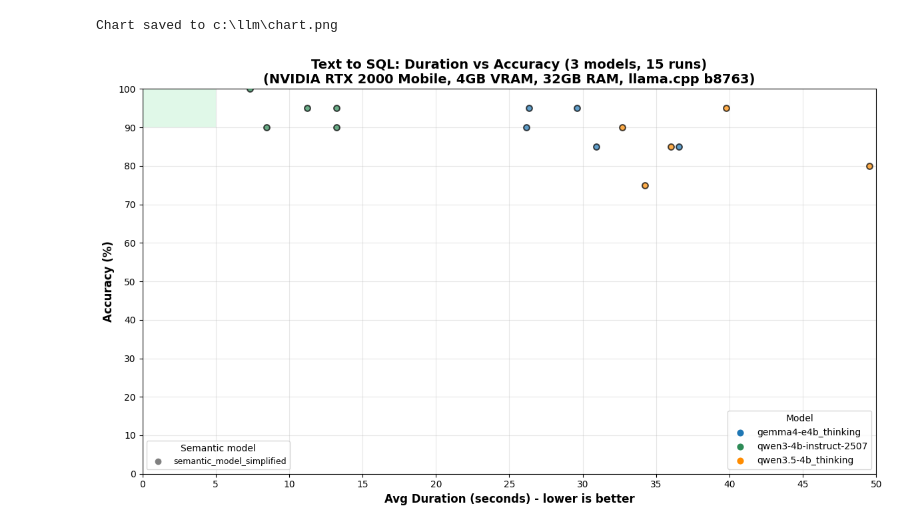
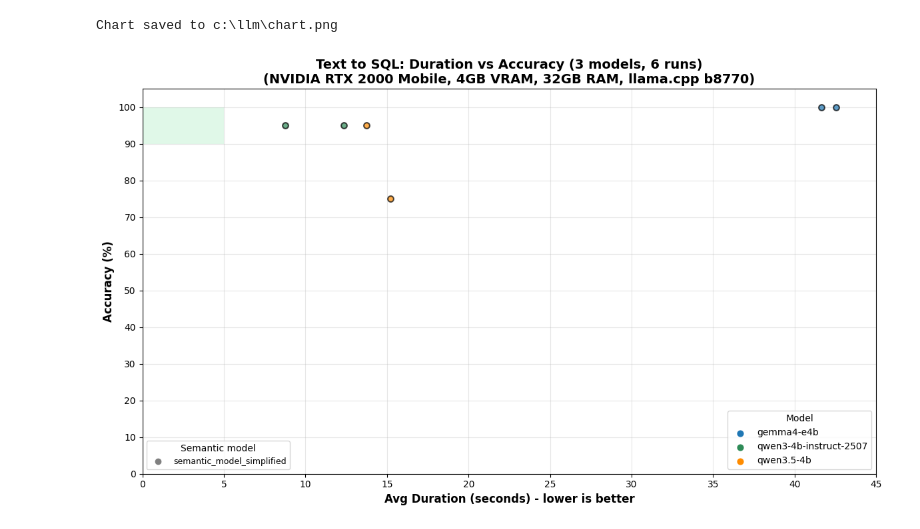
Before and after one commit to djouallah/semantic_sql_testing, a Jupyter notebook: SLM_SQL_test.ipynb, the cells around one changed output. Drawn from its saved outputs; the diff is of its cells as text; code cells hidden in the pictures.

Commit message:
Update notebook, charts, benchmark script, config and latest logs
Co-Authored-By: Claude Sonnet 4.6 <noreply@anthropic.com>

```diff
--- a/SLM_SQL_test.ipynb
+++ b/SLM_SQL_test.ipynb
@@ -7,9 +11,9 @@ bench.update_llama_cpp()
 # %%
 %%time
 models = [
+    'gemma4-e4b',
     'qwen3-4b-instruct-2507',
-    'qwen3.5-4b_thinking',
-    'gemma4-e4b_thinking'
+    'qwen3.5-4b',
 ]
 for i, model_name in enumerate(models):
     bench.run_test(model_name, '/llm/semantic_models/semantic_model_simplified.yaml')
@@ -18,8 +22,8 @@ for i, model_name in enumerate(models):
         print("Cooling down GPU for 60 seconds...")
         time.sleep(60)
 # %%
-all_runs = bench.analyze_all_runs('2026-04-11')
+all_runs = bench.analyze_all_runs('2026-04-13')
 bench.plot_results(all_runs)
 # %% [output]
 Chart saved to c:\llm\chart.png
-[figure, old version]
+[figure, new version]
```
Also changed, not shown: parts of 1 cell of this notebook, 10 other files.
